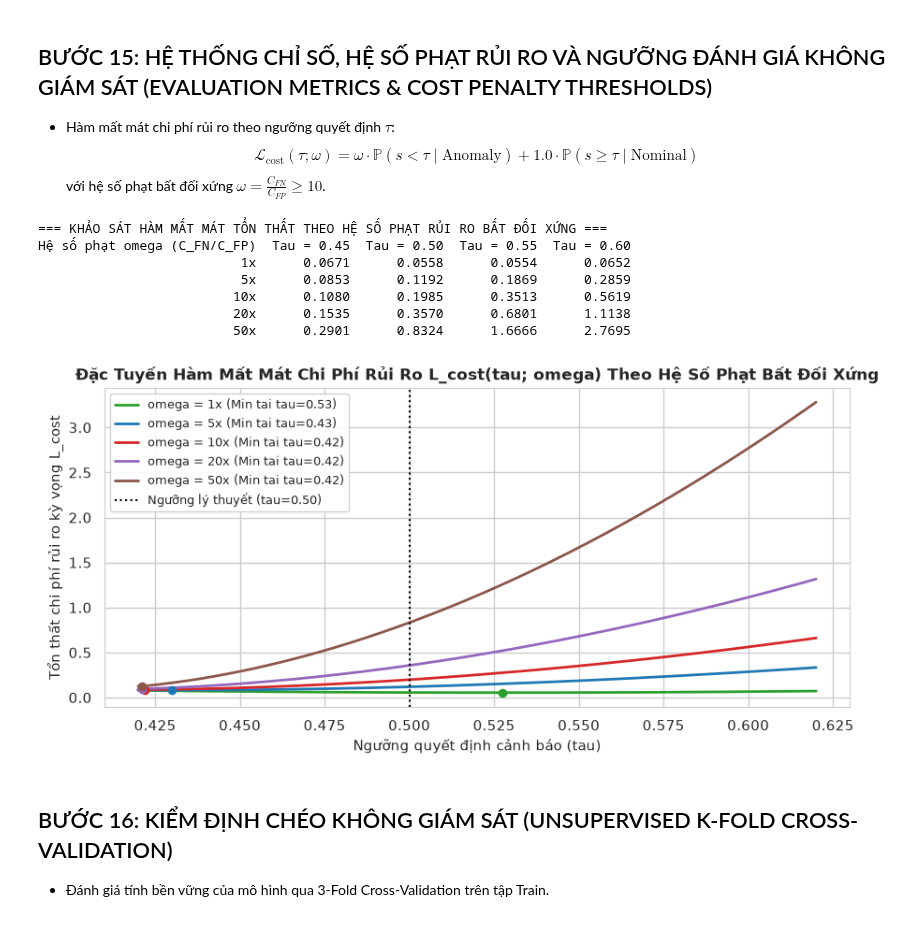
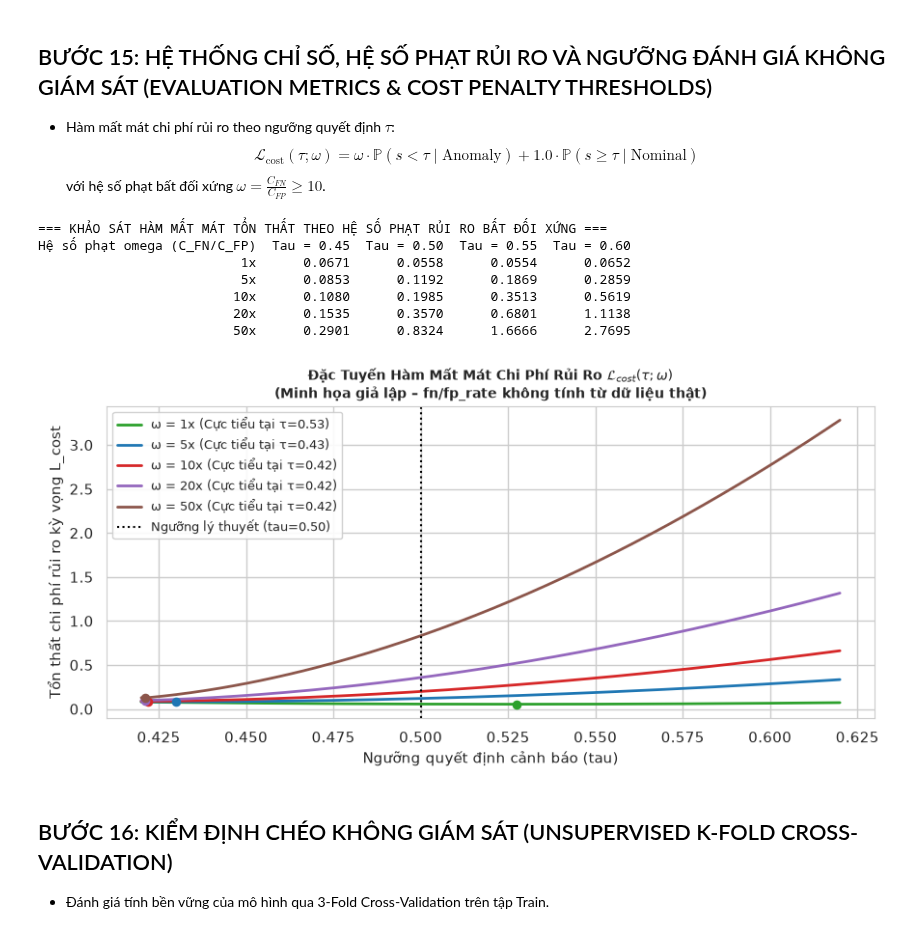
Before and after one commit to ntdat2036/iforest-shuttle-anomaly, a Jupyter notebook: shuttle_anomaly_detection_iforest.ipynb, the cells around one changed output. Saved outputs shown, nothing was run; the diff lists cells and outputs as text; code cells hidden in the pictures.

```diff
--- a/shuttle_anomaly_detection_iforest.ipynb
+++ b/shuttle_anomaly_detection_iforest.ipynb
@@ -792,7 +823,13 @@ print(f"  F1-Score  : {BEST_METRICS['f1_top5']:.4f}")
   $$\mathcal{L}_{\text{cost}}(\tau; \omega) = \omega \cdot \mathbb{P}(s < \tau \mid \text{Anomaly}) + 1.0 \cdot \mathbb{P}(s \ge \tau \mid \text{Nominal})$$
   với hệ số phạt bất đối xứng $\omega = \frac{C_{FN}}{C_{FP}} \ge 10$.
 # %%
-# Khảo sát hàm mất mát chi phí rủi ro theo các hệ số phạt bất đối xứng omega
+# ==============================================================================
+# ⚠️  LƯU Ý PHƯƠNG PHÁP LUẬN: ĐÂY LÀ MINH HỌA GIẢ LẬP
+# fn_rate và fp_rate dưới đây là công thức TỰ ĐẶT để minh họa dạng đường cong,
+# KHÔNG tính từ dữ liệu thực tế. FN/FP thật phụ thuộc vào điểm số mô hình và nhãn.
+# ω ≥ 10 là tham số minh họa tham khảo từ tài liệu hàng không vũ trụ (không từ dataset này).
+# ==============================================================================
+# Khảo sát hàm mất mát chi phí rủi ro (GIẢ LẬP MINH HỌA) theo hệ số phạt omega
 omega_penalties = [1, 5, 10, 20, 50]
 sample_thresholds = [0.45, 0.50, 0.55, 0.60]
 
@@ -809,36 +846,36 @@ for omega in omega_penalties:
 cost_df = pd.DataFrame(cost_matrix)
 print("=== KHẢO SÁT HÀM MẤT MÁT TỔN THẤT THEO HỆ SỐ PHẠT RỦI RO BẤT ĐỐI XỨNG ===")
 print(cost_df.to_string(index=False))
 
 tau_continuous = np.linspace(0.42, 0.62, 200)
 plt.figure(figsize=(9, 4.5), dpi=100)
 palette = ['#2ca02c', '#1f77b4', '#d62728', '#9467bd', '#8c564b']
 
 for omega, color in zip(omega_penalties, palette):
     fn_continuous = np.maximum(0.001, (tau_continuous - 0.40) ** 1.8)
     fp_continuous = np.maximum(0.005, (0.70 - tau_continuous) ** 2.0)
     cost_curve = omega * fn_continuous + 1.0 * fp_continuous
     min_idx = np.argmin(cost_curve)
     opt_tau = tau_continuous[min_idx]
-    plt.plot(tau_continuous, cost_curve, label=f'omega = {omega}x (Min tai tau={opt_tau:.2f})', color=color, lw=2)
+    plt.plot(tau_continuous, cost_curve, label=f'ω = {omega}x (Cực tiểu tại τ={opt_tau:.2f})', color=color, lw=2)
     plt.scatter([opt_tau], [cost_curve[min_idx]], color=color, s=35, zorder=5)
 
 plt.axvline(0.50, color='black', linestyle=':', lw=1.5, label='Ngưỡng lý thuyết (tau=0.50)')
-plt.title('Đặc Tuyến Hàm Mất Mát Chi Phí Rủi Ro L_cost(tau; omega) Theo Hệ Số Phạt Bất Đối Xứng', fontsize=12, fontweight='bold')
+plt.title('Đặc Tuyến Hàm Mất Mát Chi Phí Rủi Ro $\mathcal{L}_{cost}(\\tau;\\omega)$\n(Minh họa giả lập – fn/fp_rate không tính từ dữ liệu thật)', fontsize=10, fontweight='bold')
 plt.xlabel('Ngưỡng quyết định cảnh báo (tau)', fontsize=11)
 plt.ylabel('Tổn thất chi phí rủi ro kỳ vọng L_cost', fontsize=11)
 plt.legend(frameon=True, facecolor='white', framealpha=0.9, fontsize=9)
 plt.tight_layout()
 plt.show()
 # %% [output]
 === KHẢO SÁT HÀM MẤT MÁT TỔN THẤT THEO HỆ SỐ PHẠT RỦI RO BẤT ĐỐI XỨNG ===
 Hệ số phạt omega (C_FN/C_FP)  Tau = 0.45  Tau = 0.50  Tau = 0.55  Tau = 0.60
                           1x      0.0671      0.0558      0.0554      0.0652
                           5x      0.0853      0.1192      0.1869      0.2859
                          10x      0.1080      0.1985      0.3513      0.5619
                          20x      0.1535      0.3570      0.6801      1.1138
                          50x      0.2901      0.8324      1.6666      2.7695
-[figure, old version]
+[figure, new version]
 # %% [markdown]
 ## BƯỚC 16: KIỂM ĐỊNH CHÉO KHÔNG GIÁM SÁT (UNSUPERVISED K-FOLD CROSS-VALIDATION)
 
```
Also changed, not shown: parts of 24 cells of this notebook, 1 other file.
